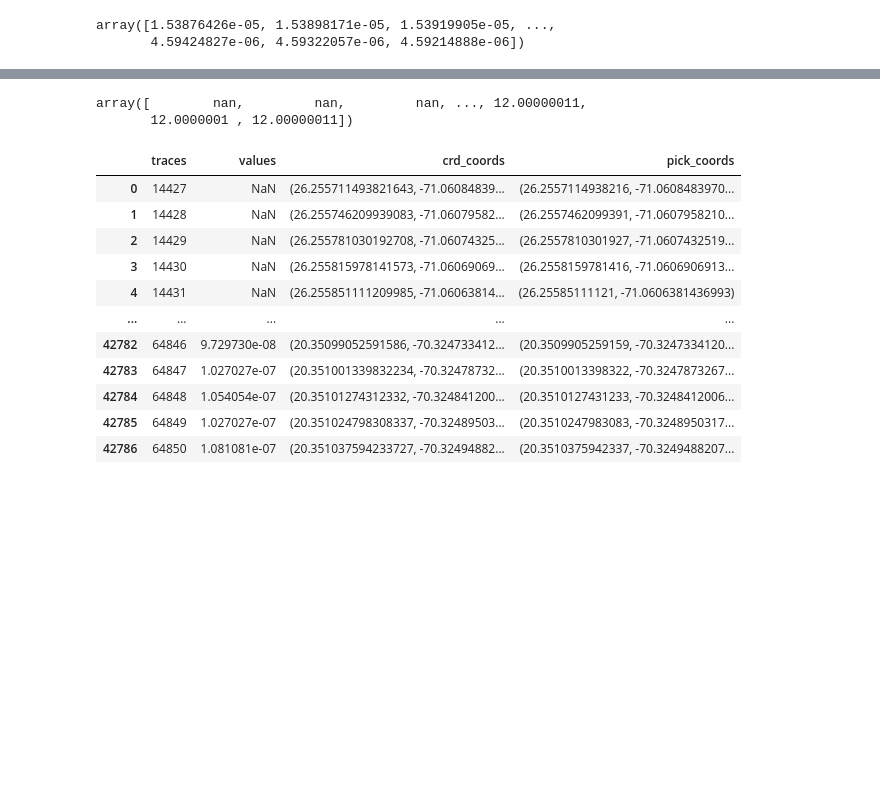
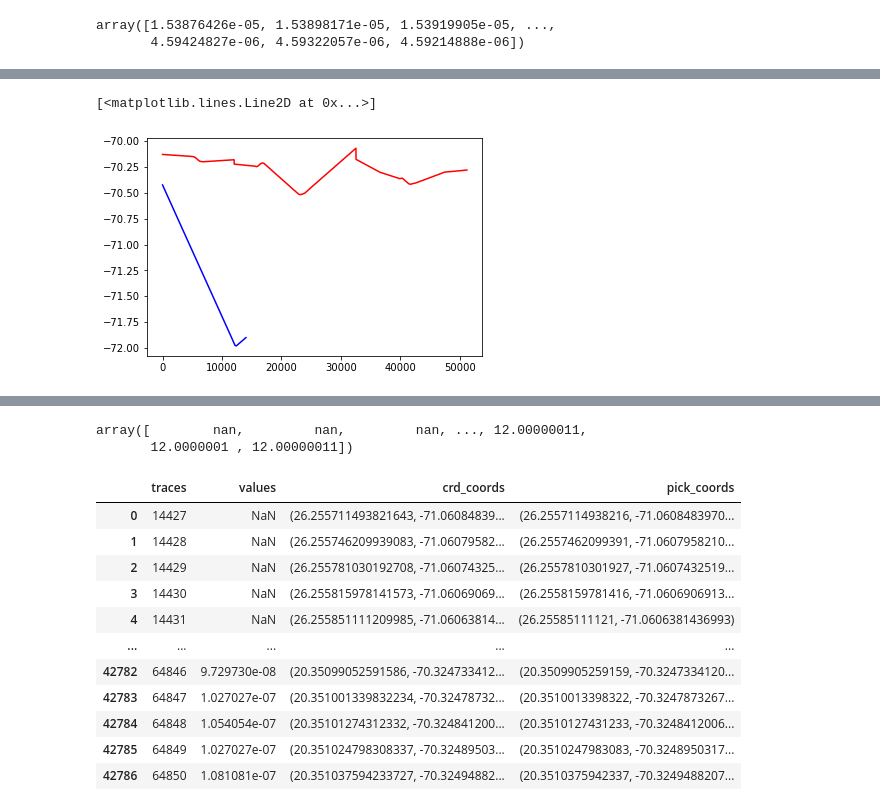
Before and after one commit to stvnfrnk/Cradar, a Jupyter notebook: Cradar/tests.ipynb, the cells around one changed output, grey strips where cells are left out. Drawn from its saved outputs; the diff is of its cells as text; code cells hidden in the pictures; blank space fills up the shorter version.

```diff
--- a/Cradar/tests.ipynb
+++ b/Cradar/tests.ipynb
@@ -163,0 +401,17 @@ array([           nan,            nan,            nan, ...,
+# %%
+dir = 'C:/Users/sfranke/Seafile/Orca/Projects/Koch/IRHs_shelf/IRHs_20220729/final/airborne/20190107_02_standard/'
+os.chdir(dir)
+
+filelist = []
+
+for matfile in sorted(glob.glob('Data_20190107_02*.mat')):
+
+    crd = Cradar().load_cresis_mat(matfile, dB=False)
+    crd.Frame = matfile.split('Data_')[-1].split('.mat')[0]
+    crd.to_dB()
+    crd.clip_range(start=0, end=4000)
+    filelist.append(crd)
+
+crd = Cradar.concat_frames(filelist)
+
+crd.write_shape()
@@ -163,0 +438,6 @@ array([           nan,            nan,            nan, ...,
+# %%
+plt.plot(picks['lat'], color='red')
+plt.plot(crd.Latitude, color='blue')
+# %% [output]
+[<matplotlib.lines.Line2D at 0x...>]
+[figure, added]
```
Also changed, not shown: parts of 16 cells of this notebook, 1 other file.
